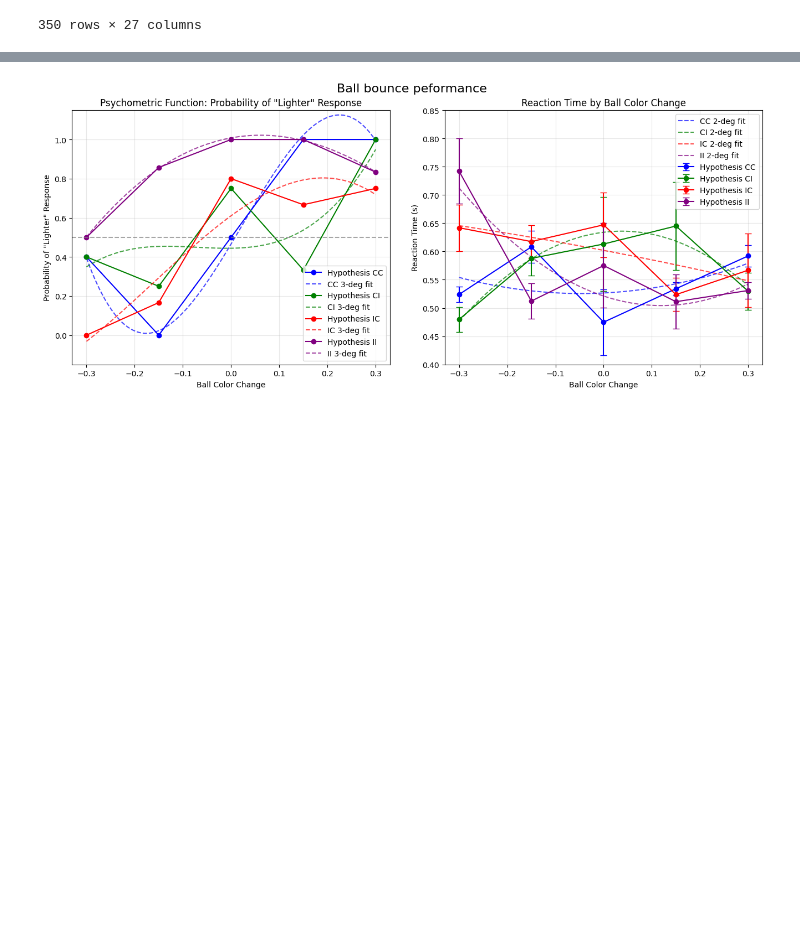
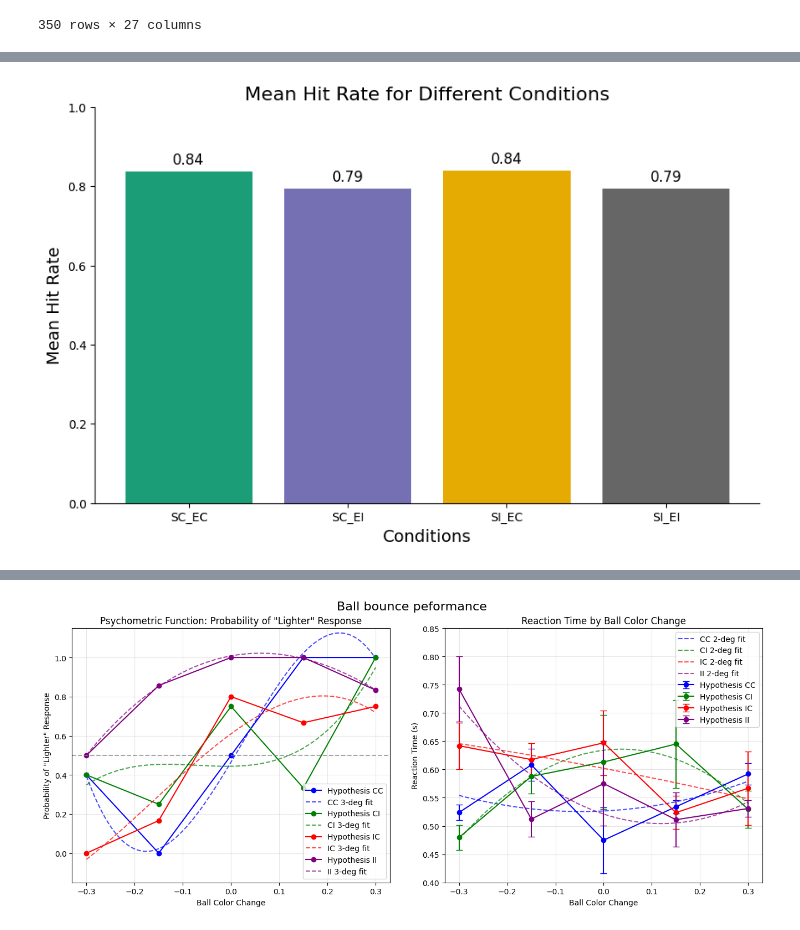
Before and after one commit to WiegerScheurer/physicspred, a Jupyter notebook: Notebooks/luminance_results.ipynb, the cells around one changed output, grey strips where cells are left out. Drawn from its saved outputs; the diff is of its cells as text; code cells hidden in the pictures; blank space fills up the shorter version.

```diff
--- a/Notebooks/luminance_results.ipynb
+++ b/Notebooks/luminance_results.ipynb
@@ -530,0 +621,52 @@ testdf
+# %%
+import matplotlib.pyplot as plt
+import matplotlib.colors as mcolors
+
+# Assuming get_data and filter_condition functions are defined
+testdf = get_data(subject=None, task="ball_hue")
+testdf = testdf[(testdf["response"] == "lighter") | (testdf["response"] == "darker")] # Only take valid responses
+
+cc = filter_condition(testdf, True, True)
+ci = filter_condition(testdf, True, False)
+ic = filter_condition(testdf, False, True)
+ii = filter_condition(testdf, False, False)
+
+# Calculate mean accuracy values
+mean_accuracy_cc = cc["accuracy"].mean()
+mean_accuracy_ci = ci["accuracy"].mean()
+mean_accuracy_ic = ic["accuracy"].mean()
+mean_accuracy_ii = ii["accuracy"].mean()
+
+# Create a list of mean accuracy values for each condition
+mean_accuracy_values = [mean_accuracy_cc, mean_accuracy_ci, mean_accuracy_ic, mean_accuracy_ii]
+hypotheses = ['SC_EC', 'SC_EI', 'SI_EC', 'SI_EI']
+
+color_spectrum = plt.get_cmap('Dark2')
+norm = mcolors.Normalize(vmin=0, vmax=len(hypotheses) - 1)
+
+colors = [color_spectrum(norm(col_no)) for col_no in range(len(hypotheses))]
+
+# Create a bar plot
+plt.figure(figsize=(10, 6))
+bars = plt.bar(hypotheses, mean_accuracy_values, color=colors)
+
+# Add value labels on top of the bars
+for bar in bars:
+    yval = bar.get_height()
+    plt.text(bar.get_x() + bar.get_width()/2, yval + 0.01, round(yval, 2), ha='center', va='bottom', fontsize=12)
+
+# Customize the plot
+plt.title('Mean Hit Rate for Different Conditions', fontsize=16)
+plt.xlabel('Conditions', fontsize=14)
+plt.ylabel('Mean Hit Rate', fontsize=14)
+plt.ylim(0, 1)  # Since accuracy is a proportion, the y-axis should be between 0 and 1
+
+# Remove the top and right spines
+ax = plt.gca()
+ax.spines['right'].set_visible(False)
+ax.spines['top'].set_visible(False)
+
+# Show the plot
+plt.show()
+# %% [output]
+[figure, added]
```
Also changed, not shown: parts of 12 cells of this notebook, 18 other files.
